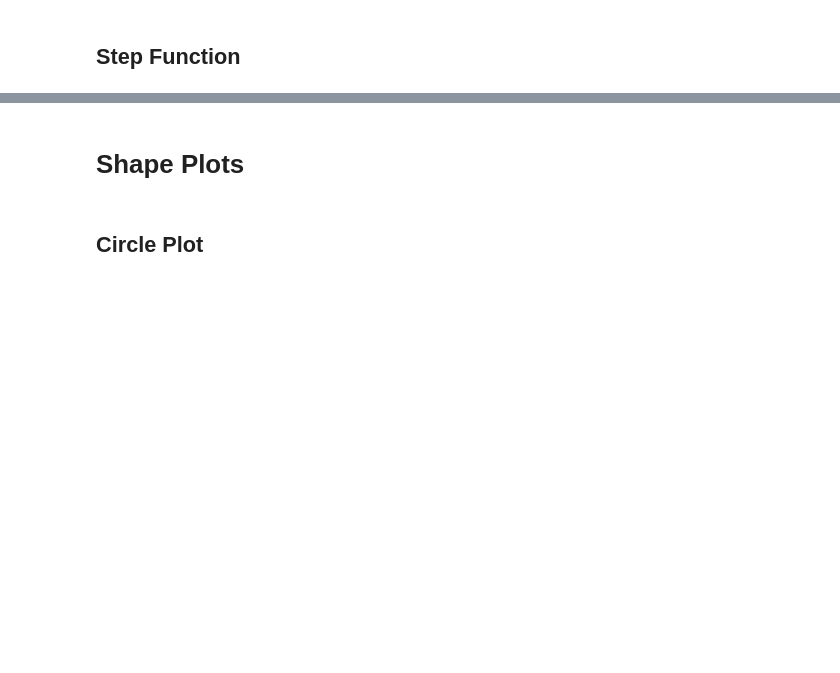
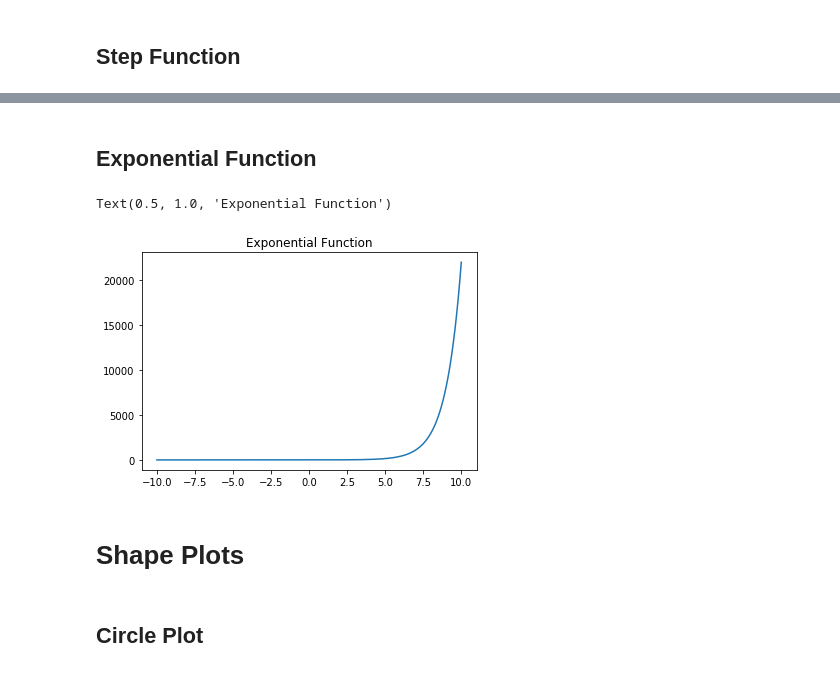
Before and after one commit to Ahish9009/CVIT, a Jupyter notebook: day-1/Geometry.ipynb, the cells around one changed output, grey strips where cells are left out. Saved outputs shown, nothing was run; the diff lists cells and outputs as text; code cells hidden in the pictures; blank space fills up the shorter version.

```diff
--- a/day-1/Geometry.ipynb
+++ b/day-1/Geometry.ipynb
@@ -145,3 +199,12 @@ plt.title("Step Function")
+# %% [markdown]
+## Exponential Function
+# %%
+X = np.linspace(-10, 10, num = 200)
+plt.plot(X, np.exp(X))
+plt.title("Exponential Function")
+# %% [output]
+Text(0.5, 1.0, 'Exponential Function')
+[figure, added]
 # %% [markdown]
 # Shape Plots
 # %% [markdown]
```
Also changed, not shown: parts of 27 cells of this notebook, 1 other file.
